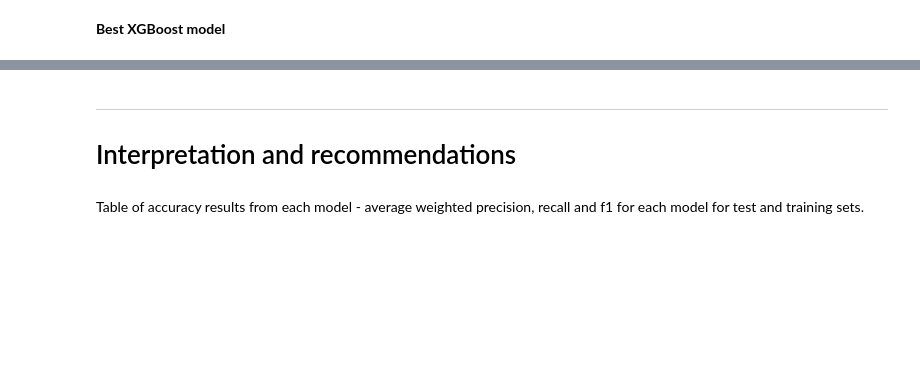
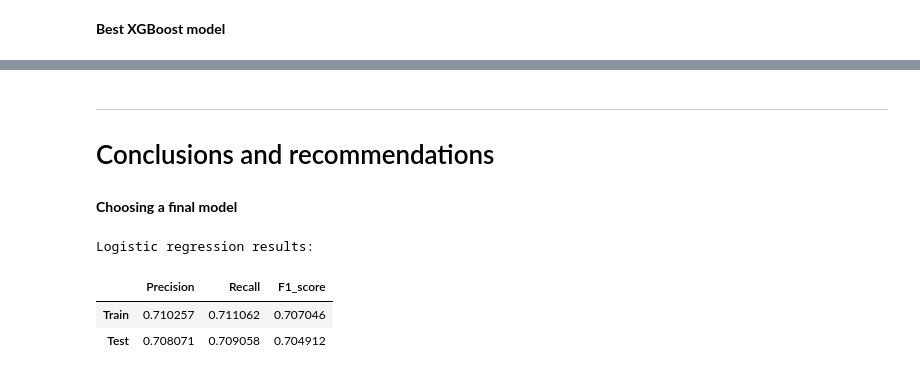
Before and after one commit to L-Lewis/Kickstarter-success-machine-learning, a Jupyter notebook: student.ipynb, the cells around one changed output, grey strips where cells are left out. Saved outputs shown, nothing was run; the diff lists cells and outputs as text; code cells hidden in the pictures; blank space fills up the shorter version.

```diff
--- a/student.ipynb
+++ b/student.ipynb
@@ -1654,5 +1715,27 @@ For version 2:
 # %% [markdown]
 ***
-# Interpretation and recommendations
+# Conclusions and recommendations
-# %% [markdown]
-Table of accuracy results from each model - average weighted precision, recall and f1 for each model for test and training sets.
+# %% [markdown]
+**Choosing a final model**
+# %%
+# Extracting weighted average precision, recall and test scores for each best model
+# Logistic regression
+lr_test_precision, lr_test_recall, lr_test_f1score, lr_test_support = precision_recall_fscore_support(y_test, lr_y_hat_test, average='weighted')
+lr_train_precision, lr_train_recall, lr_train_f1score, lr_train_support = precision_recall_fscore_support(y_train, lr_y_hat_train, average='weighted')
+# Random Forest
+rf_test_precision, rf_test_recall, rf_test_f1score, rf_test_support = precision_recall_fscore_support(y_test, rf_y_hat_test, average='weighted')
+rf_train_precision, rf_train_recall, rf_train_f1score, rf_train_support = precision_recall_fscore_support(y_train, rf_y_hat_train, average='weighted')
+# XGBoost
+xgb_test_precision, xgb_test_recall, xgb_test_f1score, xgb_test_support = precision_recall_fscore_support(y_test, xgb_y_hat_test, average='weighted')
+xgb_train_precision, xgb_train_recall, xgb_train_f1score, xgb_train_support = precision_recall_fscore_support(y_train, xgb_y_hat_train, average='weighted')
+# %%
+# Logistic regression results
+lr_results = {'Precision':[lr_train_precision, lr_test_precision], 'Recall':[lr_train_recall, lr_test_recall], 'F1_score': [lr_train_f1score, lr_test_f1score]}
+lr_results = pd.DataFrame(lr_results, index=['Train', 'Test'])
+print("Logistic regression results:")
+lr_results
+# %% [output]
+Logistic regression results:
+|  | Precision | Recall | F1_score |
+| Train | 0.710257 | 0.711062 | 0.707046 |
+| Test | 0.708071 | 0.709058 | 0.704912 |
```
Also changed, not shown: parts of 24 cells of this notebook.
